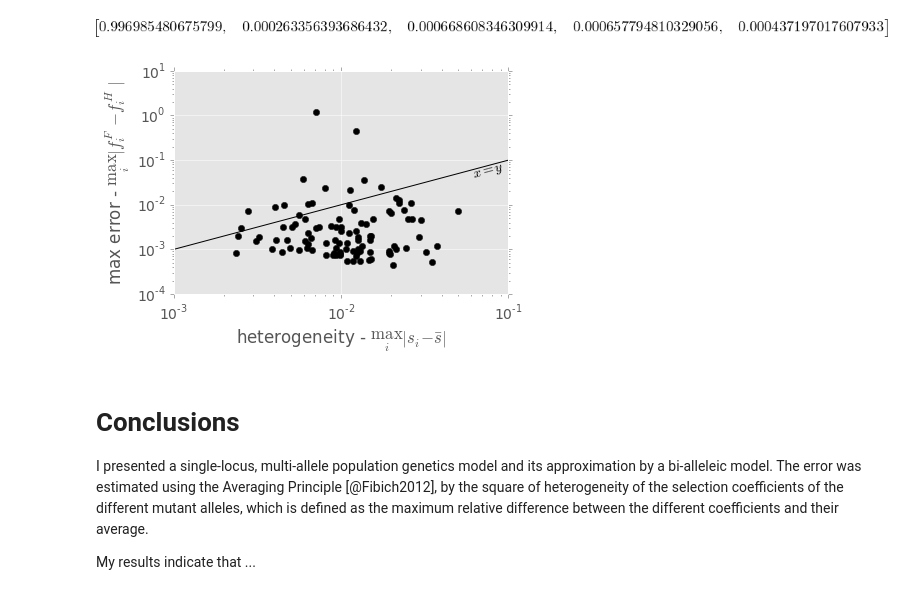
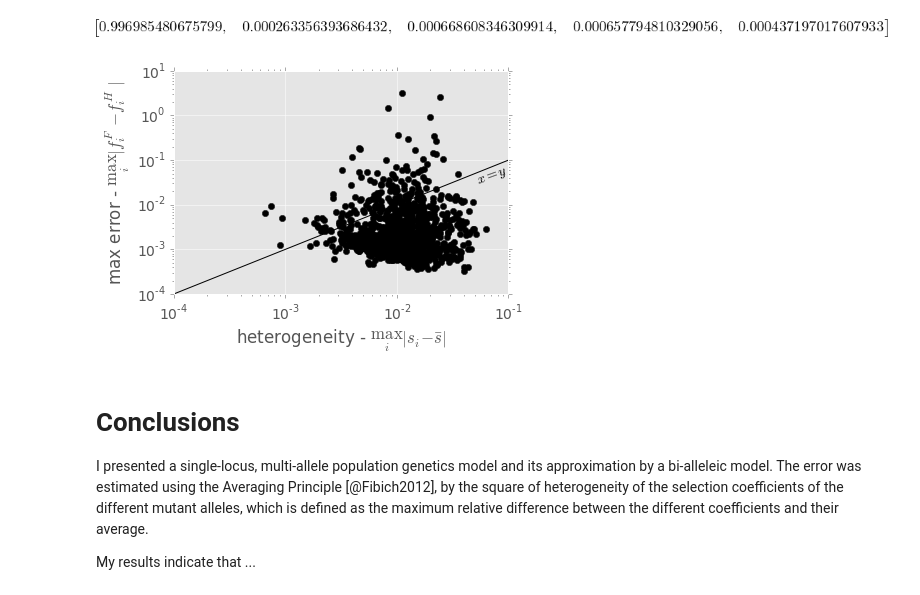
Before and after one commit to yoavram/ipython-notebooks, a Jupyter notebook: MathModels project - s.ipynb, the cells around one changed output. Cells and saved outputs as stored; diff of their text form; code cells hidden in the pictures.

Commit message:
more points on the n=5 figure; solved general n case as function of f0; added n->infty case

```diff
--- a/MathModels project - s.ipynb
+++ b/MathModels project - s.ipynb
@@ -364,26 +413,26 @@ vx[:min(5,n)]
 [figure]
 # %%
 s_hom = sum(s)/n
-subses = [random_subs(n) for _ in range(100)]
+subses = [random_subs(n) for _ in range(1000)]
 het = [max([(abs(s[i]-s_hom)).subs(subs) for i in range(len(s))]) for subs in subses]
 err = [max(map(lambda x: abs(x.subs(subs)), [v[0]/sum(v)-(1-U/s_hom)] + [v[i]/sum(v)-U/s_hom for i in range(1,len(v))])) for subs in subses]
 # %%
 fig = figure()
 ax = fig.add_subplot(111)
 ax.plot(array(het), err, 'ko')
 ax.set_xlabel(r"heterogeneity - $\max_i{|s_i - \bar{s}|}$")
 ax.set_ylabel(r"max error - $\max_i{|f^F_i-f^H_i|}$")
 ax.set_yscale('log')
 ax.set_xscale('log')
 ax.grid(False, 'minor')
 xlim = ax.get_xlim()
 ylim = ax.get_ylim()
 ax.plot(xlim, xlim, 'k')
 ax.set_xlim(xlim)
 ax.set_ylim(ylim)
-ax.text(0.06,0.06,"$x=y$",rotation=15);
+ax.text(0.05,0.05,"$x=y$",rotation=20);
 # %% [output]
-[figure, old version]
+[figure, new version]
 # %% [markdown]
 # Conclusions
 
```
Also changed, not shown: parts of 3 cells of this notebook.
